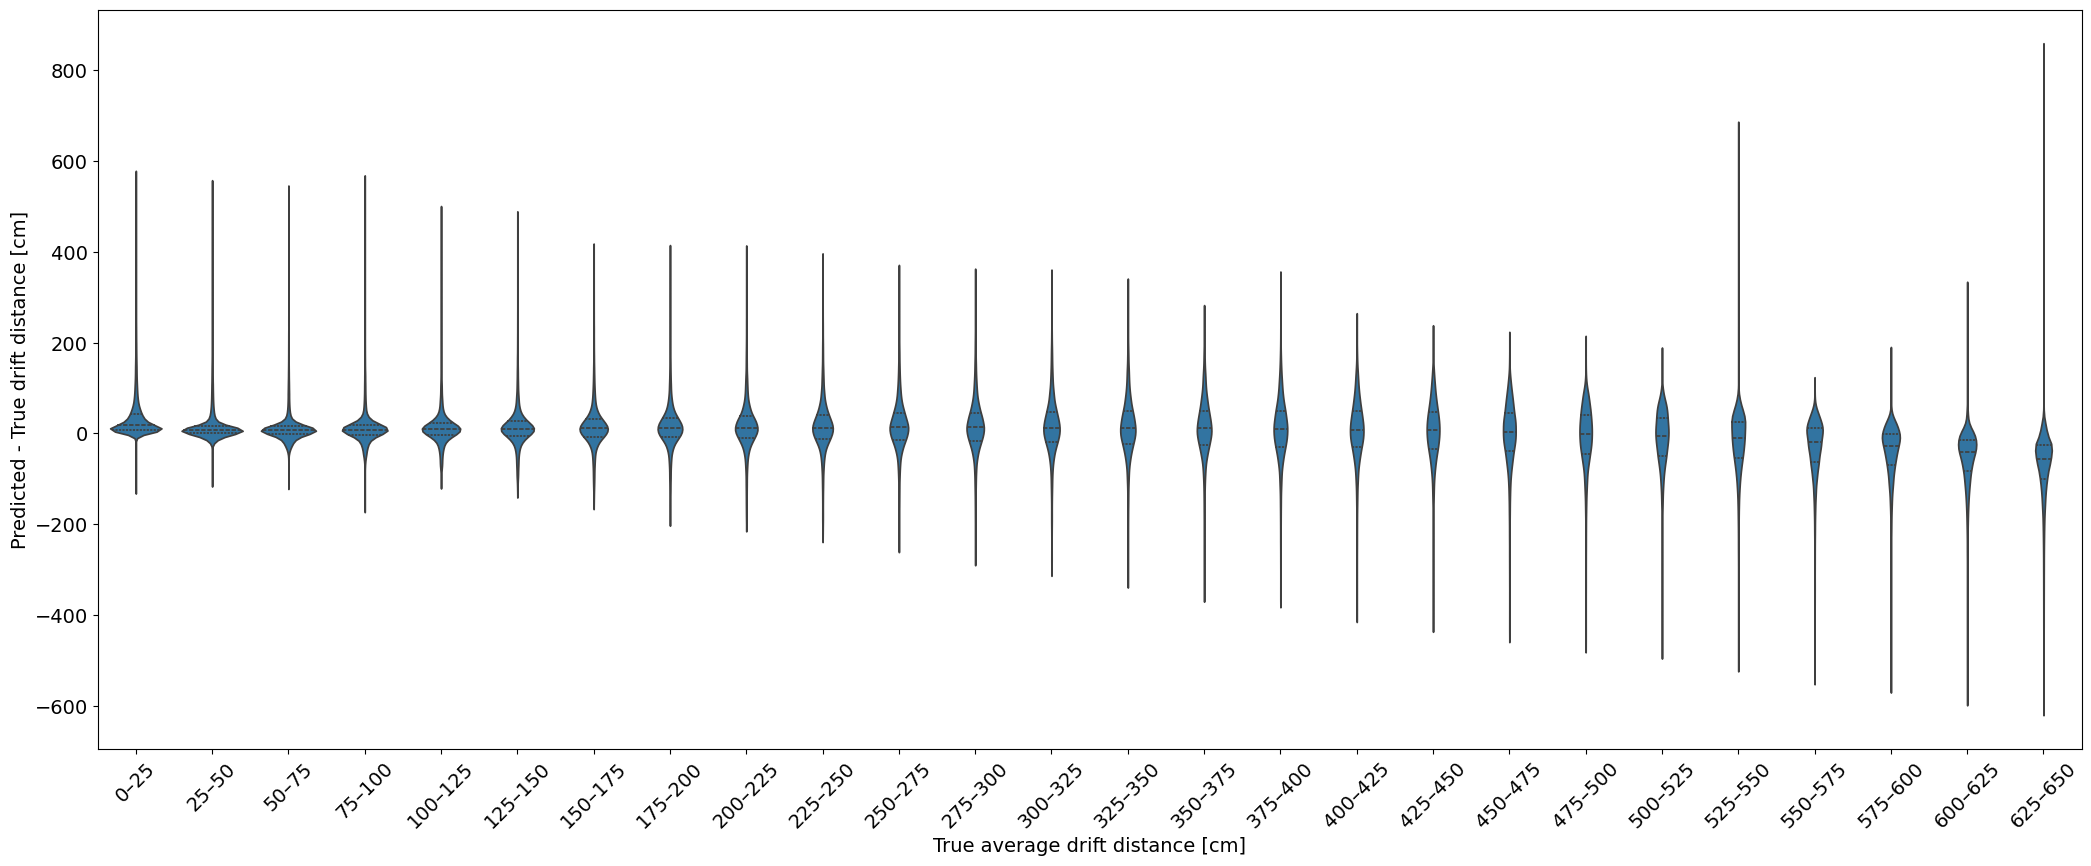
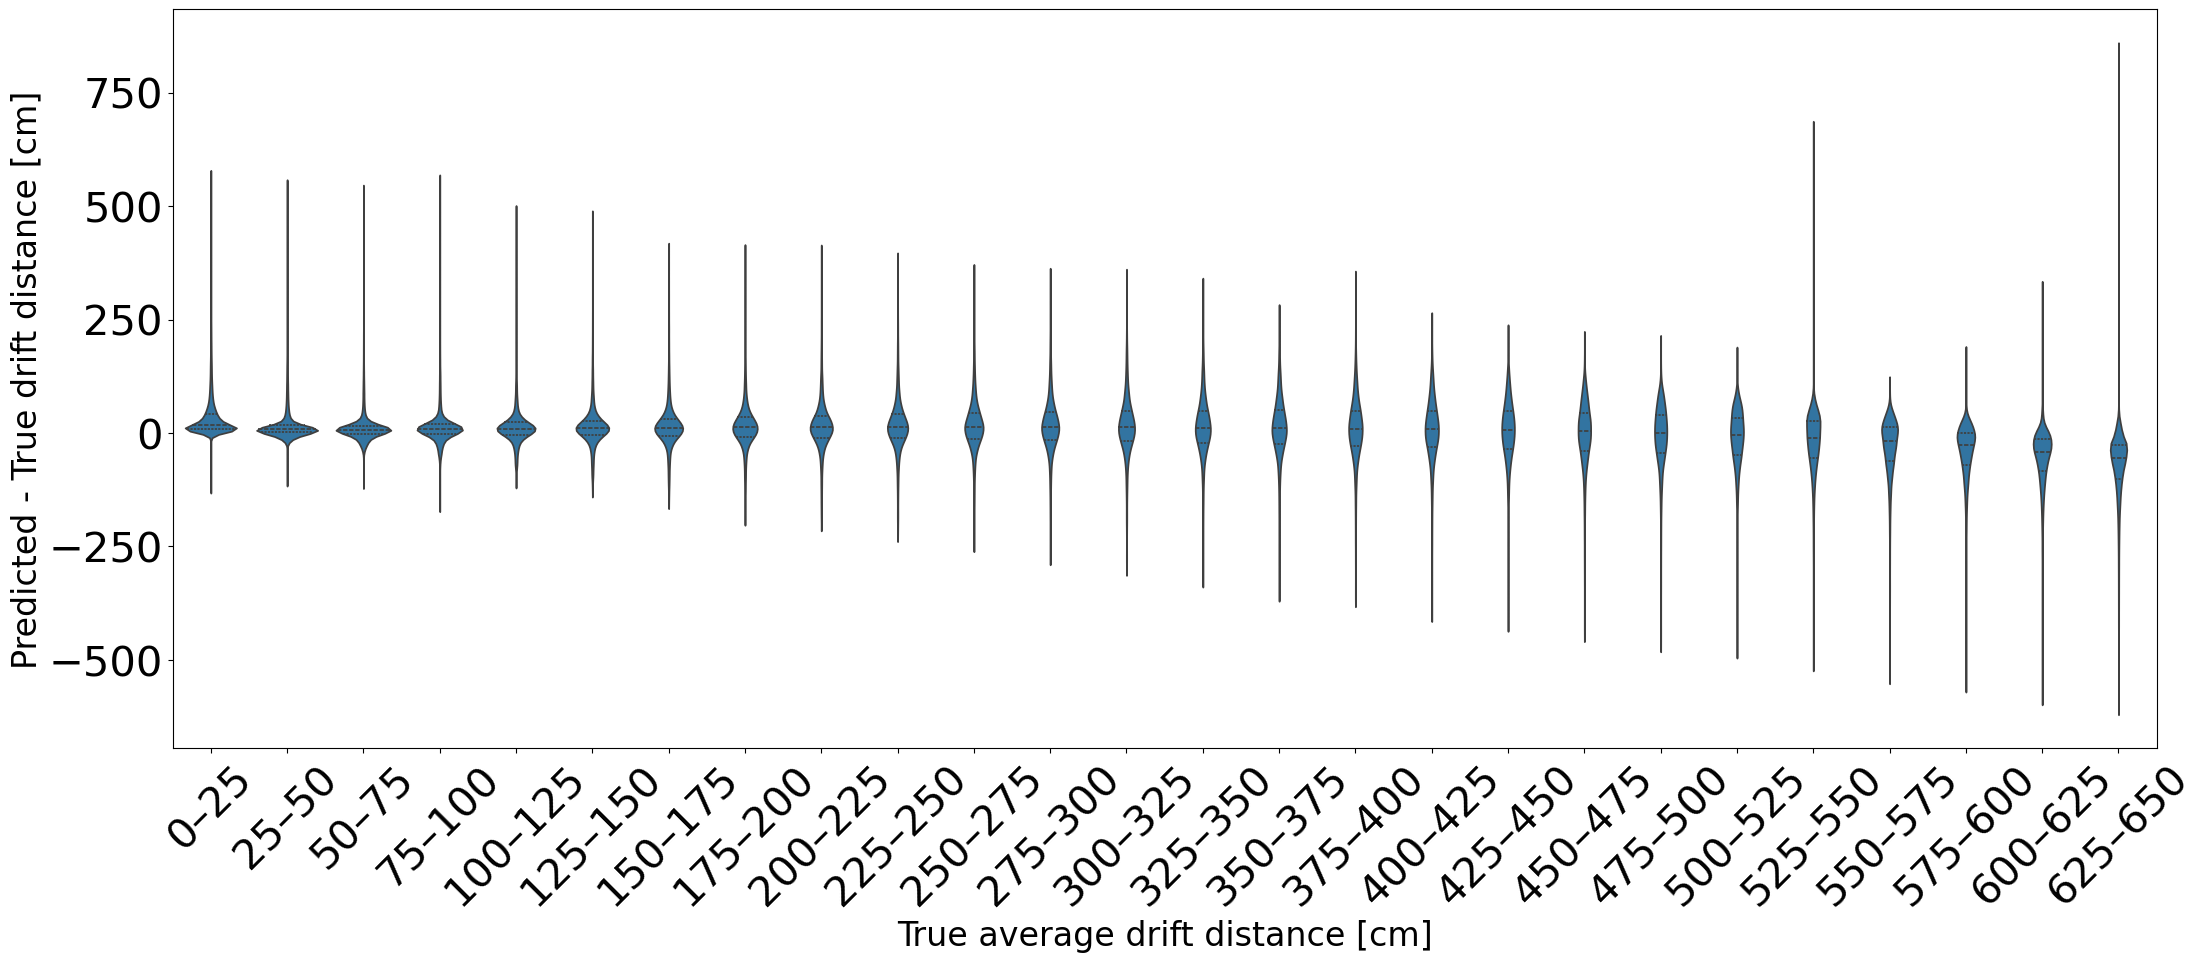
The change to this notebook cell's code, shown as a diff; its figure went from the first image to the second:
--- before
+++ after
@@ -1,4 +1,7 @@
 fig, ax = plt.subplots(figsize = (25.6, 9.6))
-plt.rcParams.update({"font.size": 16})
+plt.rcParams.update({"font.size": 24,
+                     "axes.labelsize": 24,
+                     "xtick.labelsize": 30,
+                     "ytick.labelsize": 30,})
 
 sns.violinplot(data = df, x = "drift_bin_label", y = "drift_diff", inner = "quartile", cut = 0)

Commit: slightly tweak the parameters and inputs and try for v0.1, v1, v1.1